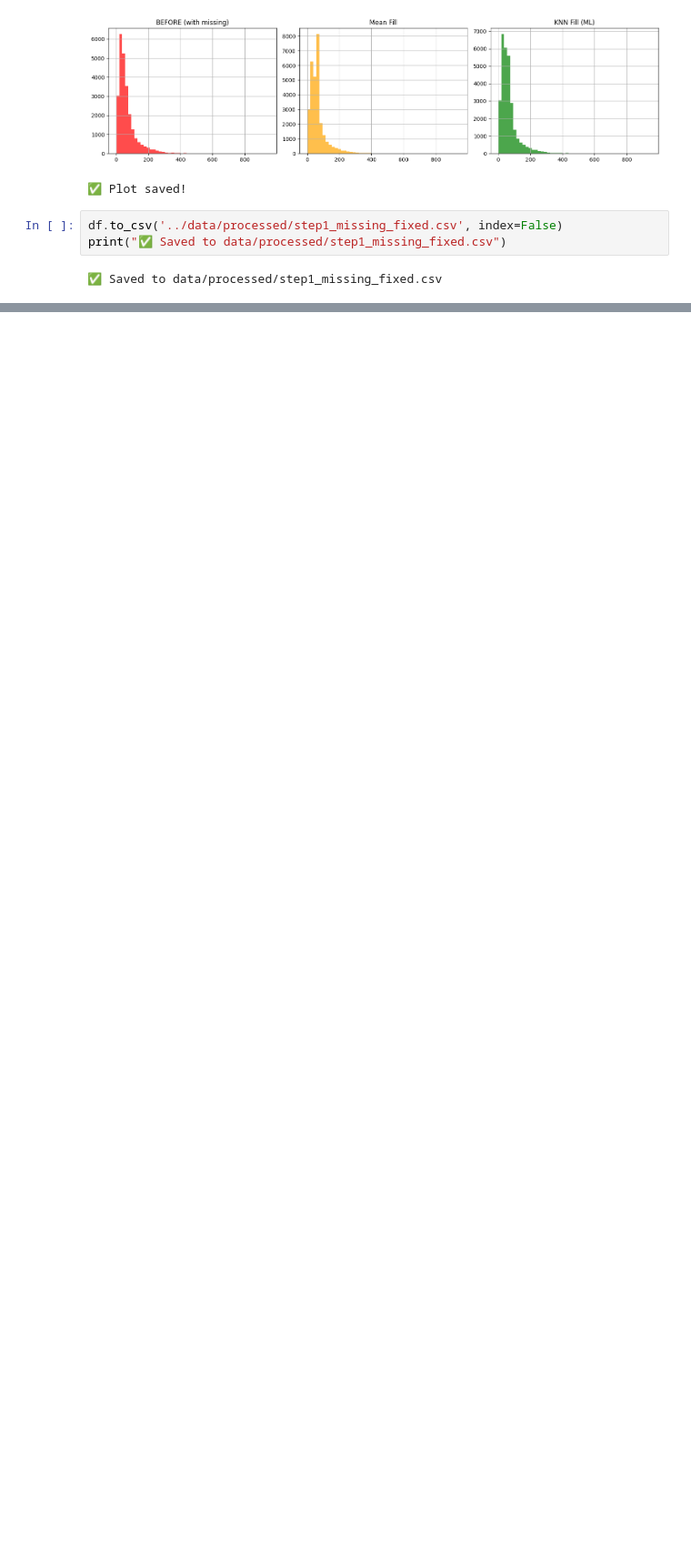
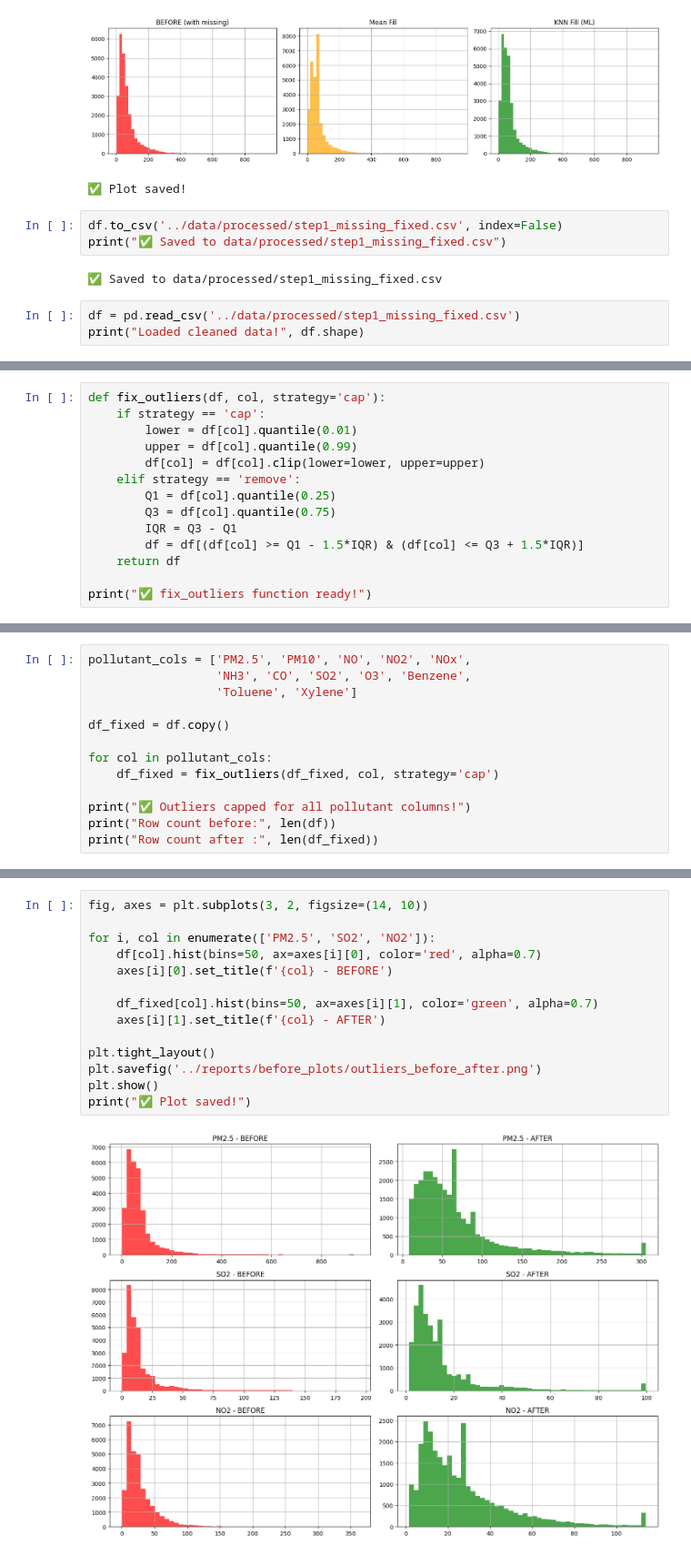
Before and after one commit to devasahal1105-cell/data-flaw-hunter, a Jupyter notebook: notebooks/03_cleaning.ipynb, the cells around one changed output, grey strips where cells are left out. Shown at 91% size. Drawn from its saved outputs; the diff is of its cells as text; blank space fills up the shorter version.

Commit message:
feat: outlier capping - Winsorization applied to 12 pollutant columns

```diff
--- a/notebooks/03_cleaning.ipynb
+++ b/notebooks/03_cleaning.ipynb
@@ -75,3 +75,6 @@ df.to_csv('../data/processed/step1_missing_fixed.csv', index=False)
 print("✅ Saved to data/processed/step1_missing_fixed.csv")
 # %% [output]
 ✅ Saved to data/processed/step1_missing_fixed.csv
+# %%
+df = pd.read_csv('../data/processed/step1_missing_fixed.csv')
+print("Loaded cleaned data!", df.shape)
@@ -77,0 +83,14 @@ print("✅ Saved to data/processed/step1_missing_fixed.csv")
+# %%
+def fix_outliers(df, col, strategy='cap'):
+    if strategy == 'cap':
+        lower = df[col].quantile(0.01)
+        upper = df[col].quantile(0.99)
+        df[col] = df[col].clip(lower=lower, upper=upper)
+    elif strategy == 'remove':
+        Q1 = df[col].quantile(0.25)
+        Q3 = df[col].quantile(0.75)
+        IQR = Q3 - Q1
+        df = df[(df[col] >= Q1 - 1.5*IQR) & (df[col] <= Q3 + 1.5*IQR)]
+    return df
+
+print("✅ fix_outliers function ready!")
@@ -77,0 +99,13 @@ print("✅ Saved to data/processed/step1_missing_fixed.csv")
+# %%
+pollutant_cols = ['PM2.5', 'PM10', 'NO', 'NO2', 'NOx',
+                  'NH3', 'CO', 'SO2', 'O3', 'Benzene',
+                  'Toluene', 'Xylene']
+
+df_fixed = df.copy()
+
+for col in pollutant_cols:
+    df_fixed = fix_outliers(df_fixed, col, strategy='cap')
+
+print("✅ Outliers capped for all pollutant columns!")
+print("Row count before:", len(df))
+print("Row count after :", len(df_fixed))
@@ -77,0 +116,16 @@ print("✅ Saved to data/processed/step1_missing_fixed.csv")
+# %%
+fig, axes = plt.subplots(3, 2, figsize=(14, 10))
+
+for i, col in enumerate(['PM2.5', 'SO2', 'NO2']):
+    df[col].hist(bins=50, ax=axes[i][0], color='red', alpha=0.7)
+    axes[i][0].set_title(f'{col} - BEFORE')
+
+    df_fixed[col].hist(bins=50, ax=axes[i][1], color='green', alpha=0.7)
+    axes[i][1].set_title(f'{col} - AFTER')
+
+plt.tight_layout()
+plt.savefig('../reports/before_plots/outliers_before_after.png')
+plt.show()
+print("✅ Plot saved!")
+# %% [output]
+[figure, added]
```
Also changed, not shown: parts of 5 cells of this notebook, 2 other files.
